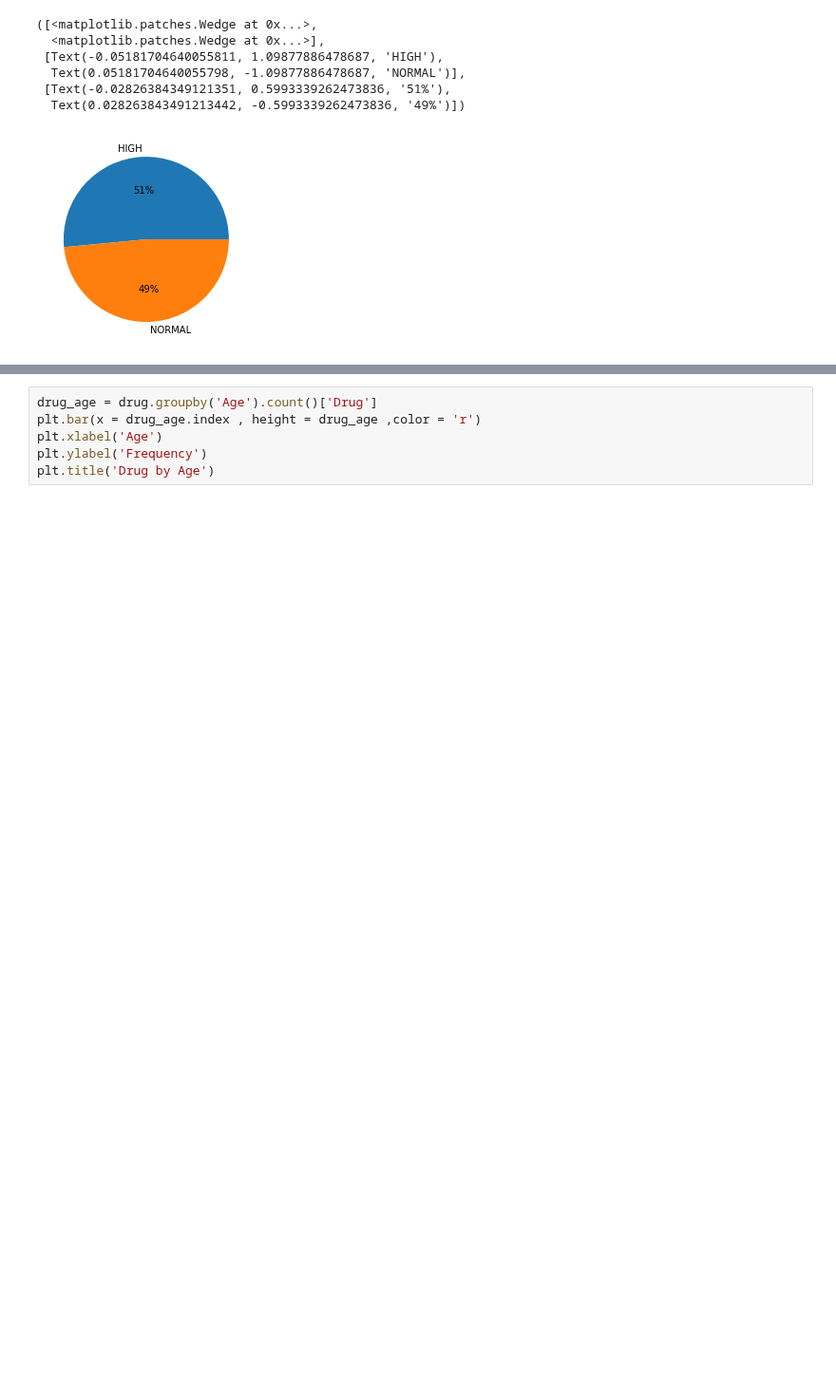
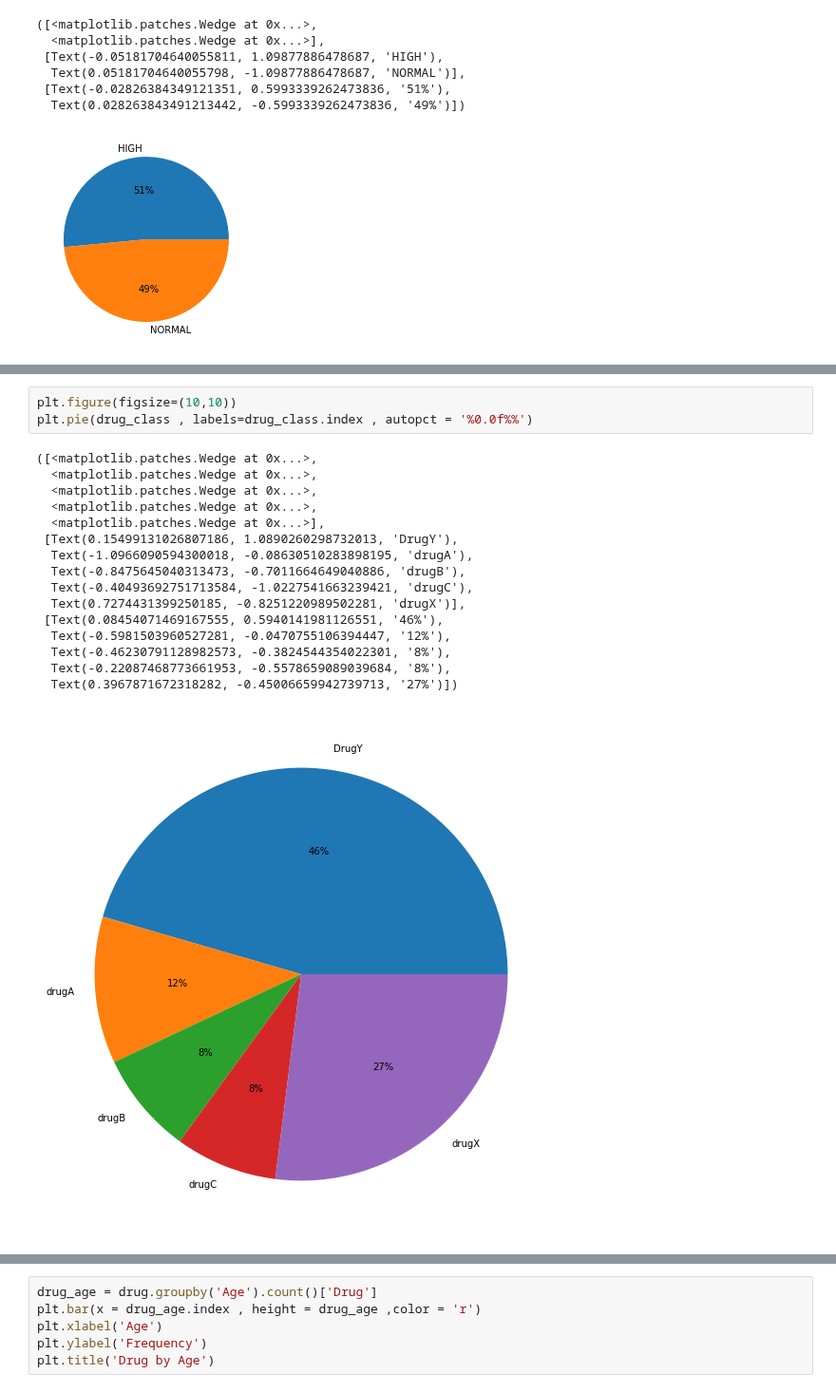
Before and after one commit to Suyashiitr/kaggle, a Jupyter notebook: drug-classification.ipynb, the cells around one changed output, grey strips where cells are left out. Shown at 95% size. Drawn from its saved outputs; the diff is of its cells as text; blank space fills up the shorter version.

```diff
--- a/drug-classification.ipynb
+++ b/drug-classification.ipynb
@@ -109,0 +140,20 @@ Name: Drug, dtype: int64
+# %%
+plt.figure(figsize=(10,10))
+plt.pie(drug_class , labels=drug_class.index , autopct = '%0.0f%%')
+# %% [output]
+([<matplotlib.patches.Wedge at 0x...>,
+  <matplotlib.patches.Wedge at 0x...>,
+  <matplotlib.patches.Wedge at 0x...>,
+  <matplotlib.patches.Wedge at 0x...>,
+  <matplotlib.patches.Wedge at 0x...>],
+ [Text(0.15499131026807186, 1.0890260298732013, 'DrugY'),
+  Text(-1.0966090594300018, -0.08630510283898195, 'drugA'),
+  Text(-0.8475645040313473, -0.7011664649040886, 'drugB'),
+  Text(-0.40493692751713584, -1.0227541663239421, 'drugC'),
+  Text(0.7274431399250185, -0.8251220989502281, 'drugX')],
+ [Text(0.08454071469167555, 0.5940141981126551, '46%'),
+  Text(-0.5981503960527281, -0.0470755106394447, '12%'),
+  Text(-0.46230791128982573, -0.3824544354022301, '8%'),
+  Text(-0.22087468773661953, -0.5578659089039684, '8%'),
+  Text(0.3967871672318282, -0.45006659942739713, '27%')])
+[figure, added]
```
Also changed, not shown: parts of 31 cells of this notebook.
